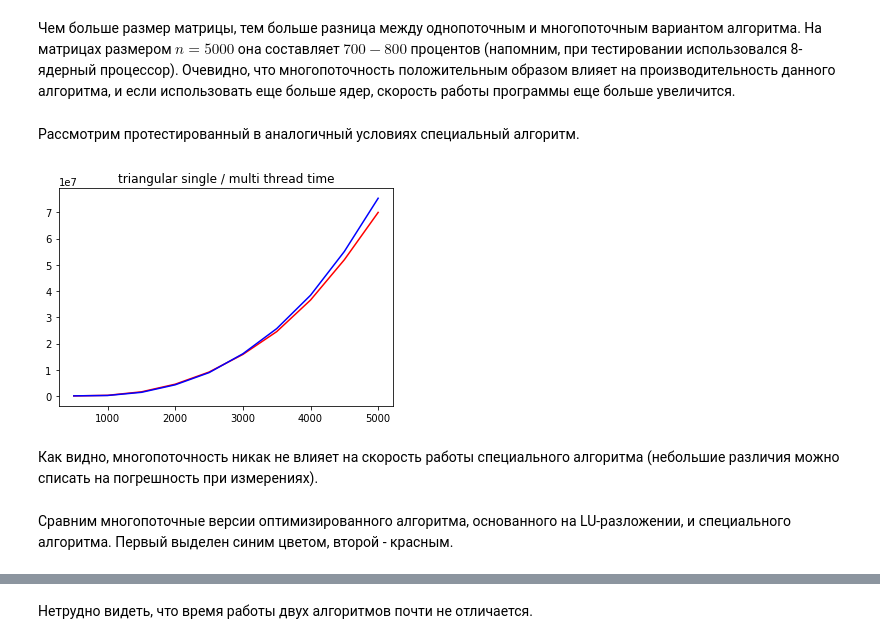
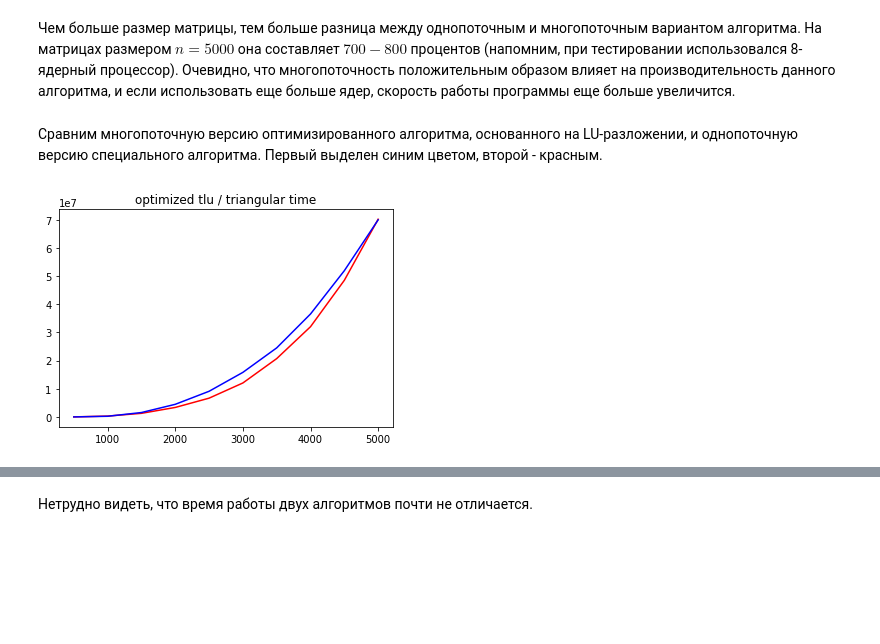
Before and after one commit to anevero/computational_algebra, a Jupyter notebook: Reports/task1_report.ipynb, the cells around one changed output, grey strips where cells are left out. Cells and saved outputs as stored; diff of their text form; code cells hidden in the pictures; blank space fills up the shorter version.

Commit message:
Remove multithreading version of the special algorithm (t. 1)
This version didn't work properly, and a lot of improvements are
necessary to make it efficient.

```diff
--- a/Reports/task1_report.ipynb
+++ b/Reports/task1_report.ipynb
@@ -127,16 +127,12 @@ matplotlib.pyplot.show()
 [figure]
 # %% [markdown]
 Чем больше размер матрицы, тем больше разница между однопоточным и многопоточным вариантом алгоритма. На матрицах размером $n = 5000$ она составляет $700-800$ процентов (напомним, при тестировании использовался 8-ядерный процессор). Очевидно, что многопоточность положительным образом влияет на производительность данного алгоритма, и если использовать еще больше ядер, скорость работы программы еще больше увеличится.
-# %% [markdown]
-Рассмотрим протестированный в аналогичный условиях специальный алгоритм.
+# %% [markdown]
+Сравним многопоточную версию оптимизированного алгоритма, основанного на LU-разложении, и однопоточную версию специального алгоритма. Первый выделен синим цветом, второй - красным.
 # %%
-matplotlib.pyplot.title("triangular single / multi thread time")
-matplotlib.pyplot.plot(bins, task1.single_thread_triangular_time, 'r',
-                       bins, task1.multi_thread_triangular_time, 'b')
+matplotlib.pyplot.title("optimized tlu / triangular time")
+matplotlib.pyplot.plot(bins, task1.multi_thread_optimized_tlu_time, 'r',
+                       bins, task1.single_thread_triangular_time, 'b')
 matplotlib.pyplot.show()
 # %% [output]
-[figure, old version]
+[figure, new version]
-# %% [markdown]
-Как видно, многопоточность никак не влияет на скорость работы специального алгоритма (небольшие различия можно списать на погрешность при измерениях).
-# %% [markdown]
-Сравним многопоточные версии оптимизированного алгоритма, основанного на LU-разложении, и специального алгоритма. Первый выделен синим цветом, второй - красным.
```
Also changed, not shown: parts of 5 cells of this notebook, 6 other files.
